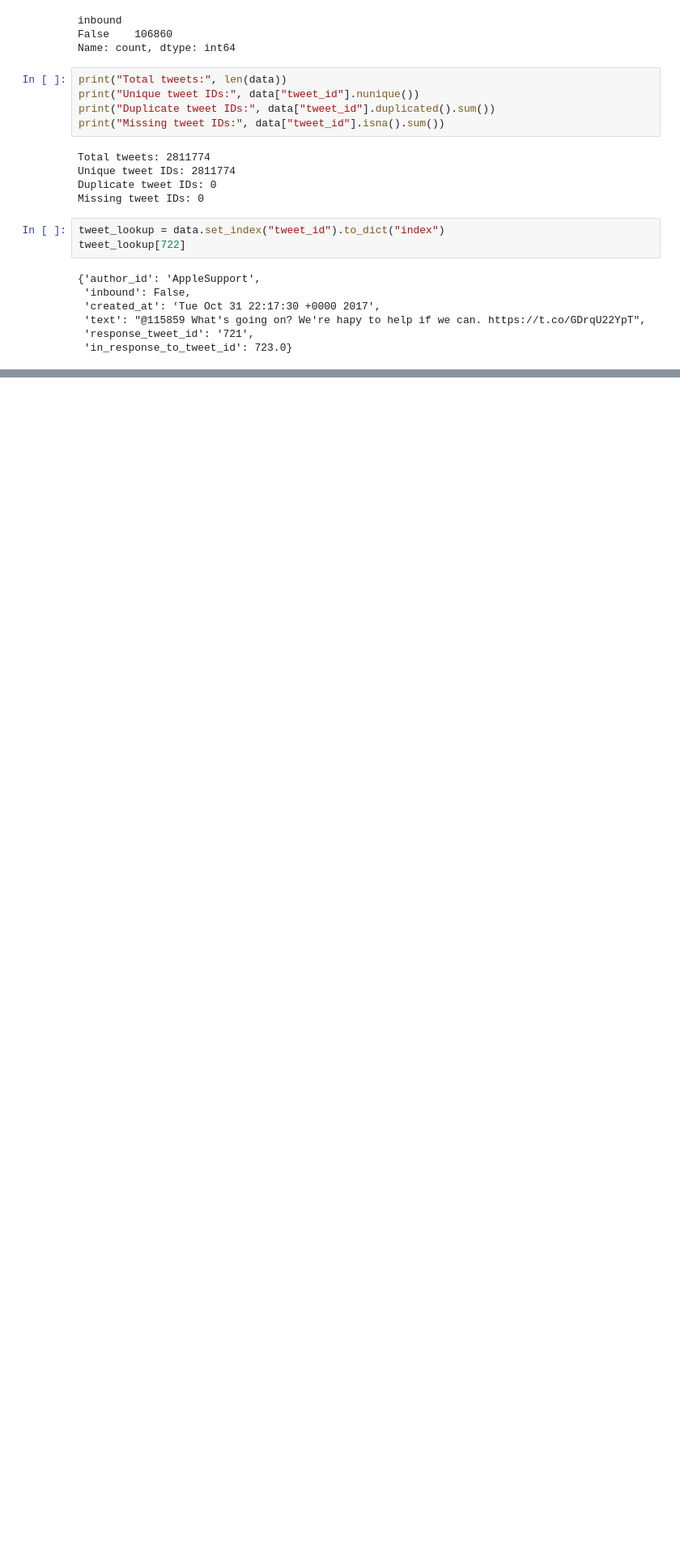
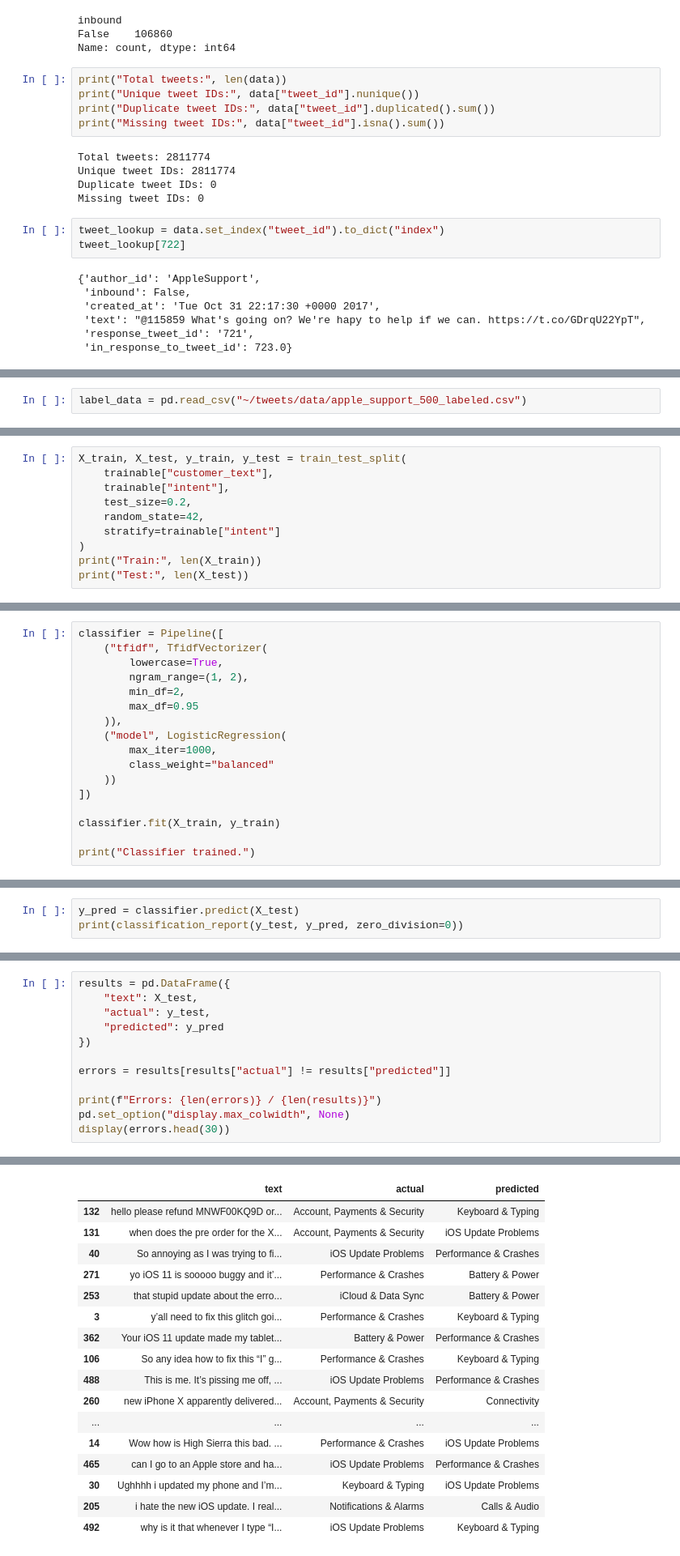
Before and after one commit to fyzanfr/tweets, a Jupyter notebook: notebooks/preprocessing.ipynb, the cells around one changed output, grey strips where cells are left out. Shown at 81% size. Saved outputs shown, nothing was run; the diff lists cells and outputs as text; blank space fills up the shorter version.

Commit message:
intent_classifer

```diff
--- a/notebooks/preprocessing.ipynb
+++ b/notebooks/preprocessing.ipynb
@@ -361,0 +787,2 @@ def get_parent(tweet_id):
+# %%
+label_data = pd.read_csv("~/tweets/data/apple_support_500_labeled.csv")
@@ -361,0 +815,10 @@ def get_parent(tweet_id):
+# %%
+X_train, X_test, y_train, y_test = train_test_split(
+    trainable["customer_text"],
+    trainable["intent"],
+    test_size=0.2,
+    random_state=42,
+    stratify=trainable["intent"]
+)
+print("Train:", len(X_train))
+print("Test:", len(X_test))
@@ -361,0 +828,17 @@ def get_parent(tweet_id):
+# %%
+classifier = Pipeline([
+    ("tfidf", TfidfVectorizer(
+        lowercase=True,
+        ngram_range=(1, 2),
+        min_df=2,
+        max_df=0.95
+    )),
+    ("model", LogisticRegression(
+        max_iter=1000,
+        class_weight="balanced"
+    ))
+])
+
+classifier.fit(X_train, y_train)
+
+print("Classifier trained.")
@@ -361,0 +847,3 @@ def get_parent(tweet_id):
+# %%
+y_pred = classifier.predict(X_test)
+print(classification_report(y_test, y_pred, zero_division=0))
@@ -361,0 +869,13 @@ def get_parent(tweet_id):
+# %%
+results = pd.DataFrame({
+    "text": X_test,
+    "actual": y_test,
+    "predicted": y_pred
+})
+
+errors = results[results["actual"] != results["predicted"]]
+
+print(f"Errors: {len(errors)} / {len(results)}")
+pd.set_option("display.max_colwidth", None)
+display(errors.head(30))
+# %% [output]
@@ -361,0 +883,17 @@ def get_parent(tweet_id):
+|  | text | actual | predicted |
+| 132 | hello please refund MNWF00KQ9D or... | Account, Payments & Security | Keyboard & Typing |
+| 131 | when does the pre order for the X... | Account, Payments & Security | iOS Update Problems |
+| 40 | So annoying as I was trying to fi... | iOS Update Problems | Performance & Crashes |
+| 271 | yo iOS 11 is sooooo buggy and it’... | Performance & Crashes | Battery & Power |
+| 253 | that stupid update about the erro... | iCloud & Data Sync | Battery & Power |
+| 3 | y’all need to fix this glitch goi... | Performance & Crashes | Keyboard & Typing |
+| 362 | Your iOS 11 update made my tablet... | Battery & Power | Performance & Crashes |
+| 106 | So any idea how to fix this “I” g... | Performance & Crashes | Keyboard & Typing |
+| 488 | This is me. It’s pissing me off, ... | iOS Update Problems | Performance & Crashes |
+| 260 | new iPhone X apparently delivered... | Account, Payments & Security | Connectivity |
+| ... | ... | ... | ... |
+| 14 | Wow how is High Sierra this bad. ... | Performance & Crashes | iOS Update Problems |
+| 465 | can I go to an Apple store and ha... | iOS Update Problems | Performance & Crashes |
+| 30 | Ughhhh i updated my phone and I’m... | Keyboard & Typing | iOS Update Problems |
+| 205 | i hate the new iOS update. I real... | Notifications & Alarms | Calls & Audio |
+| 492 | why is it that whenever I type “I... | iOS Update Problems | Keyboard & Typing |
```
Also changed, not shown: parts of 43 cells of this notebook.
